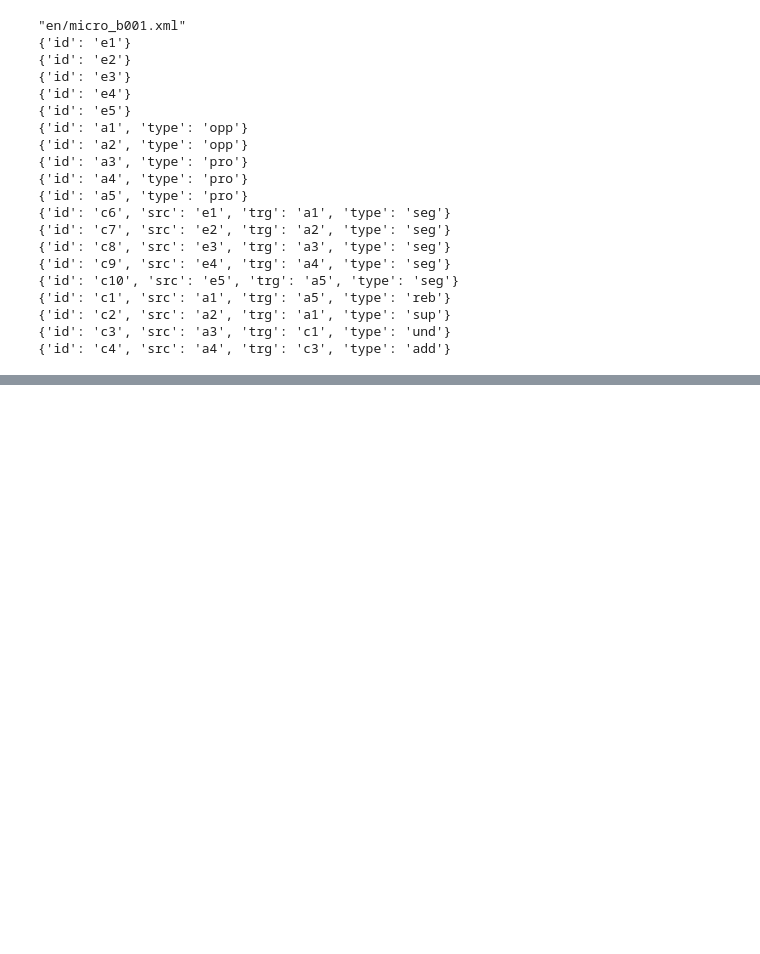
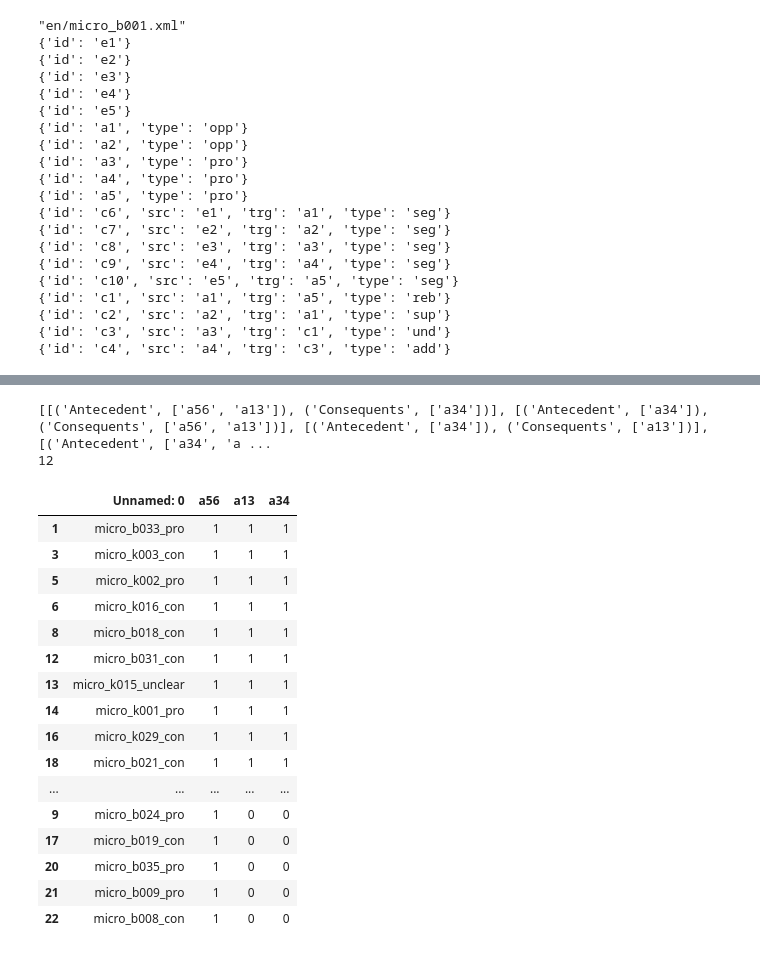
Before and after one commit to MisterNicoLarson/Data-Mining-Ze-Return, a Jupyter notebook: Script_ARGT.ipynb, the cells around one changed output, grey strips where cells are left out. Saved outputs shown, nothing was run; the diff lists cells and outputs as text; code cells hidden in the pictures; blank space fills up the shorter version.

```diff
--- a/Script_ARGT.ipynb
+++ b/Script_ARGT.ipynb
@@ -121,3 +118,8 @@ for elt in tree.getroot().getchildren():
 {'id': 'c2', 'src': 'a2', 'trg': 'a1', 'type': 'sup'}
 {'id': 'c3', 'src': 'a3', 'trg': 'c1', 'type': 'und'}
 {'id': 'c4', 'src': 'a4', 'trg': 'c3', 'type': 'add'}
+# %%
+l_xml = [f'"en/{elt}"' for elt in os.listdir('en') if elt[-3:] == 'xml']
+tree = etree.parse('en/micro_b006.xml')
+for elt in tree.getroot().getchildren():
+    print(elt.attrib)
@@ -123,0 +146,12 @@ for elt in tree.getroot().getchildren():
+# %%
+import numpy as np
+import pandas as pd
+from mlxtend.frequent_patterns import apriori, association_rules
+newDf = df_arg_context_glob.drop(columns=['Unnamed: 0'])
+
+frq_items = apriori(newDf, min_support = 0.5, use_colnames = True)
+rules = association_rules(frq_items, metric ="lift", min_threshold = 1)
+rules = rules.sort_values(['confidence', 'lift'], ascending =[False, False])
+
+print(len(rules))
+print(rules)
@@ -123,0 +176,6 @@ for elt in tree.getroot().getchildren():
+# %%
+rules = rules[['antecedents','consequents']]
+
+rules_list = rules.values.tolist()
+rules_list = [[list(elt[0]),list(elt[1])] for elt in rules_list]
+rules_list
@@ -123,0 +195,38 @@ for elt in tree.getroot().getchildren():
+# %%
+rules_list_annot = []
+for elt in rules_list:
+    rules_list_annot.append([('Antecedent',elt[0]),('Consequents',elt[1])])
+print(rules_list_annot)
+print(len(rules_list_annot))
+# %% [output]
+[[('Antecedent', ['a56', 'a13']), ('Consequents', ['a34'])], [('Antecedent', ['a34']), ('Consequents', ['a56', 'a13'])], [('Antecedent', ['a34']), ('Consequents', ['a13'])], [('Antecedent', ['a34', 'a ...
+12
+# %%
+regle1 = rules_list_annot[0]
+liste = []
+for elt in regle1:
+    for sub in elt[1]:
+        liste.append(sub)
+
+liste.insert(0,'Unnamed: 0')
+df = df_arg_context_glob[liste]
+df = df.sort_values(by = liste[1:],ascending = False)
+df.head(60)
+# %% [output]
+|  | Unnamed: 0 | a56 | a13 | a34 |
+| 1 | micro_b033_pro | 1 | 1 | 1 |
+| 3 | micro_k003_con | 1 | 1 | 1 |
+| 5 | micro_k002_pro | 1 | 1 | 1 |
+| 6 | micro_k016_con | 1 | 1 | 1 |
+| 8 | micro_b018_con | 1 | 1 | 1 |
+| 12 | micro_b031_con | 1 | 1 | 1 |
+| 13 | micro_k015_unclear | 1 | 1 | 1 |
+| 14 | micro_k001_pro | 1 | 1 | 1 |
+| 16 | micro_k029_con | 1 | 1 | 1 |
+| 18 | micro_b021_con | 1 | 1 | 1 |
+| ... | ... | ... | ... | ... |
+| 9 | micro_b024_pro | 1 | 0 | 0 |
+| 17 | micro_b019_con | 1 | 0 | 0 |
+| 20 | micro_b035_pro | 1 | 0 | 0 |
+| 21 | micro_b009_pro | 1 | 0 | 0 |
+| 22 | micro_b008_con | 1 | 0 | 0 |
```
Also changed, not shown: parts of 9 cells of this notebook.
